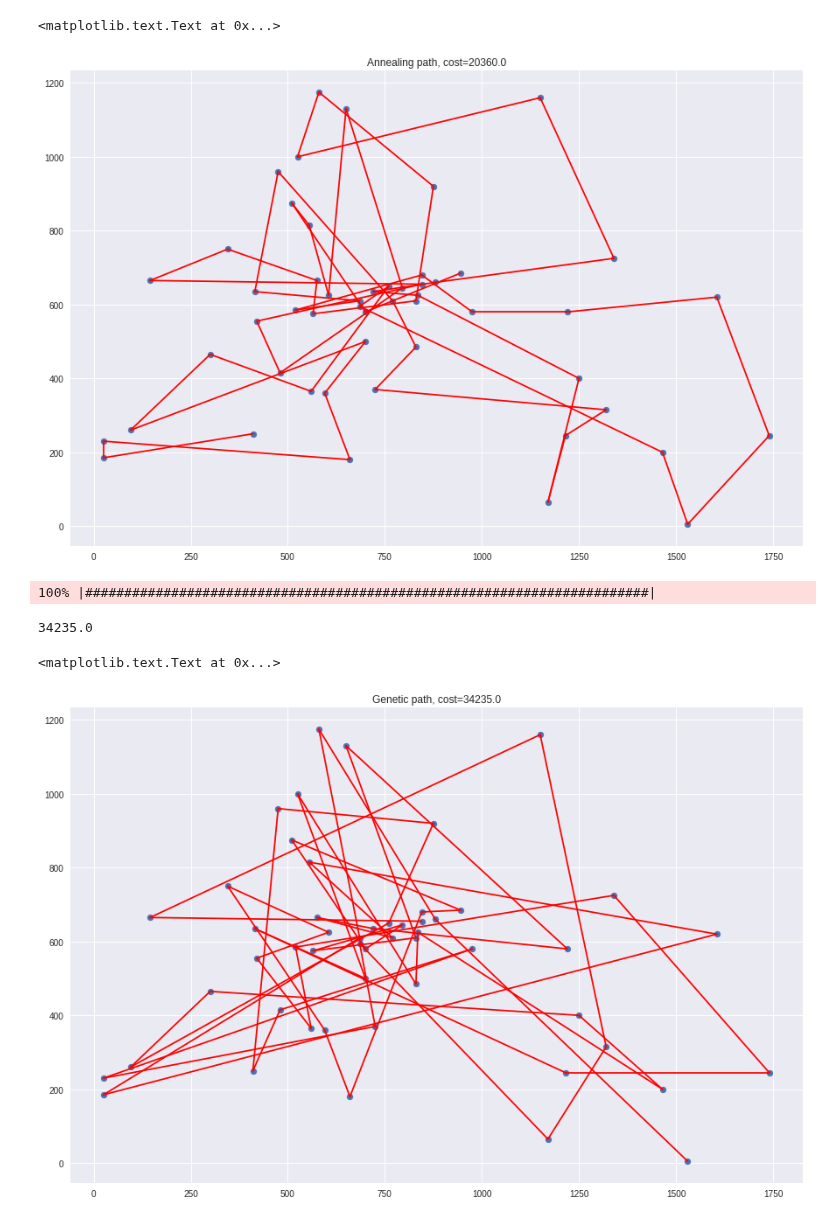
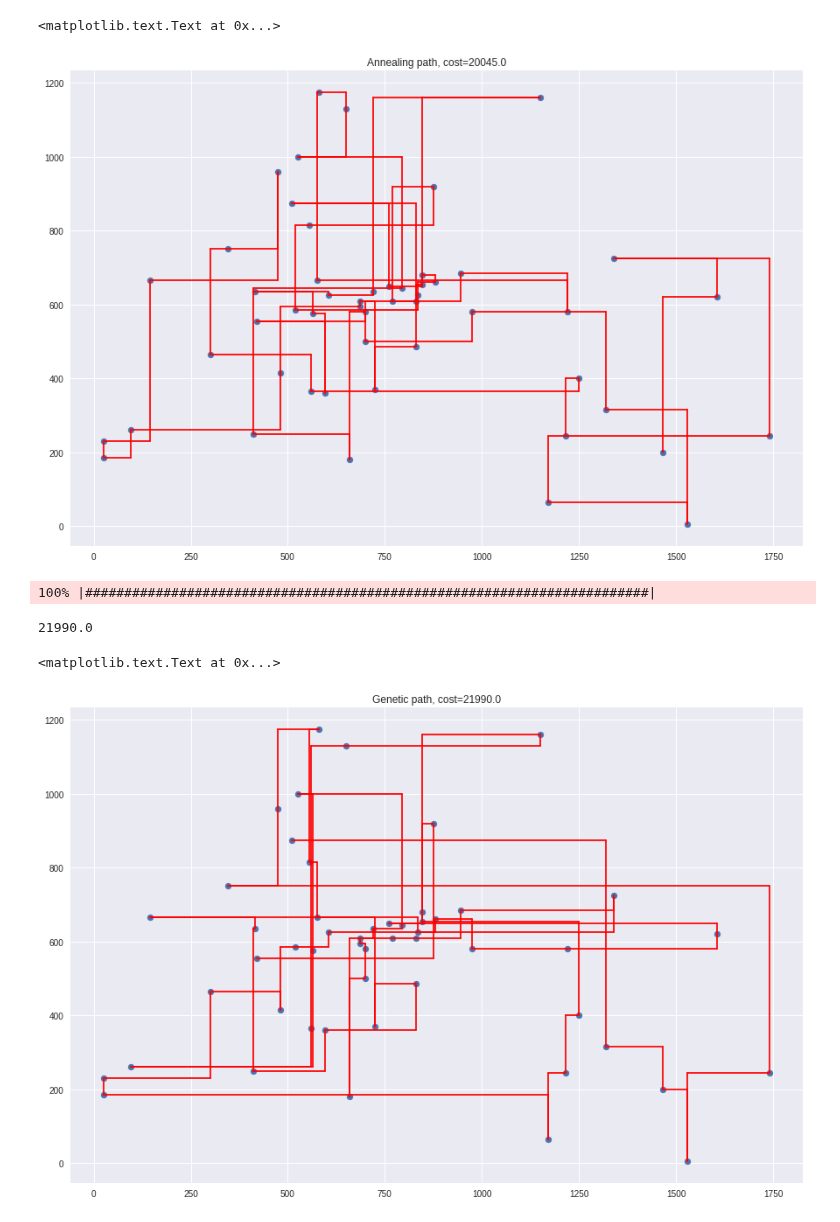
Before and after one commit to Vlad0922/ml_1_solutions, a Jupyter notebook: 8/Local.ipynb, the cells around one changed output. Drawn from its saved outputs; the diff is of its cells as text; code cells hidden in the pictures.

Commit message:
new plots

```diff
--- a/8/Local.ipynb
+++ b/8/Local.ipynb
@@ -113,7 +128,7 @@ class Annealing(object):
 
         return np.sum([self.distance_[i, j] for (i, j) in zip(cities[:-1], cities[1:])])
 # %%
-ann = Annealing(alpha=0.00005)
+ann = Annealing(alpha=0.00005, temp=1000.)
 ann.fit(data)
 # %%
 ann.path_cost()
@@ -126,11 +141,11 @@ for p, n in zip(ann.city_order[:-1], ann.city_order[1:]):
     p_x, p_y = data.loc[p,]['x'], data.loc[p,]['y']
     n_x, n_y = data.loc[n,]['x'], data.loc[n,]['y']
 
-    plt.plot([p_x, n_x], [p_y, n_y], color='red')
+    plot_manhattan([p_x, p_y], [n_x, n_y])
 plt.title('Annealing path, cost={}'.format(ann.cost))
 # %% [output]
 <matplotlib.text.Text at 0x...>
-[figure, old version]
+[figure, new version]
 # %%
 class Genetic(object):
     def __init__(self, max_iter=100, mutations_count=10, candidates=10, surv_rate=0.25):
@@ -142,21 +157,38 @@ class Genetic(object):
     def fit(self, data):
         self.distance_ = manhattan_distances(data)
 
-        survaviors = list()
+        survaviors = [self.random_order() for _ in range(self.candidates)]
         progress = progressbar.ProgressBar()
         for _ in progress(range(self.max_iter)):
+            survaviors = sorted(survaviors, key = lambda s: self.path_cost(s))[:self.survaviors_count]
             while len(survaviors) < self.candidates:
-                survaviors.append(self.random_order())
+                i = np.random.randint(0, self.survaviors_count)
+                j = np.random.randint(0, self.survaviors_count)
 
-            survaviors = sorted(survaviors, key = lambda s: self.path_cost(s))[:self.survaviors_count]
-            for k in range(len(survaviors)):
-                for _ in range(self.mutations_count):
-                    i = np.random.randint(0, self.distance_.shape[0])
-                    j = np.random.randint(0, self.distance_.shape[0])
-                    self.swap_cities(survaviors[k], i, j)
+                survaviors.append(self.cross(survaviors[i], survaviors[j]))
 
         self.city_order = survaviors[0]
         self.cost = self.path_cost()
+
+    @staticmethod
+    def cross(first, second):
+        first = np.array(first)
+        second = np.array(second)
+        mask = np.random.binomial(1, 0.5, size=len(first)).astype(bool)
+
+        res = np.array([None]*first.shape[0])
+        res[mask] = first[mask]
+        j = 0
+        for i in range(res.shape[0]):
+            if res[i] is None:
+                while j < second.shape[0]:
+                    if second[j] not in res:
+                        res[i] = second[j]
+                        j += 1
+                        break
+                    j += 1
+
+        return res
 
     def random_order(self):
         return list(np.random.permutation(self.distance_.shape[0]))
@@ -171,23 +203,23 @@ class Genetic(object):
 
         return np.sum([self.distance_[i, j] for (i, j) in zip(cities[:-1], cities[1:])])
 # %%
-gen = Genetic(max_iter=100000, mutations_count=10, candidates=30)
+gen = Genetic(max_iter=100000, mutations_count=10, candidates=30, surv_rate=0.5)
 gen.fit(data)
 # %% [output]
 100% |########################################################################|
 # %%
-gen.cost
+gen.path_cost()
 # %% [output]
-34235.0
+21990.0
 # %%
 plt.figure(figsize=(15,10))
 plt.scatter(data['x'], data['y'])
 for p, n in zip(gen.city_order[:-1], gen.city_order[1:]):
     p_x, p_y = data.loc[p,]['x'], data.loc[p,]['y']
     n_x, n_y = data.loc[n,]['x'], data.loc[n,]['y']
 
-    plt.plot([p_x, n_x], [p_y, n_y], color='red')
+    plot_manhattan([p_x, p_y], [n_x, n_y])
 plt.title('Genetic path, cost={}'.format(gen.cost))
 # %% [output]
 <matplotlib.text.Text at 0x...>
-[figure, old version]
+[figure, new version]
```
Also changed, not shown: parts of 9 cells of this notebook.
